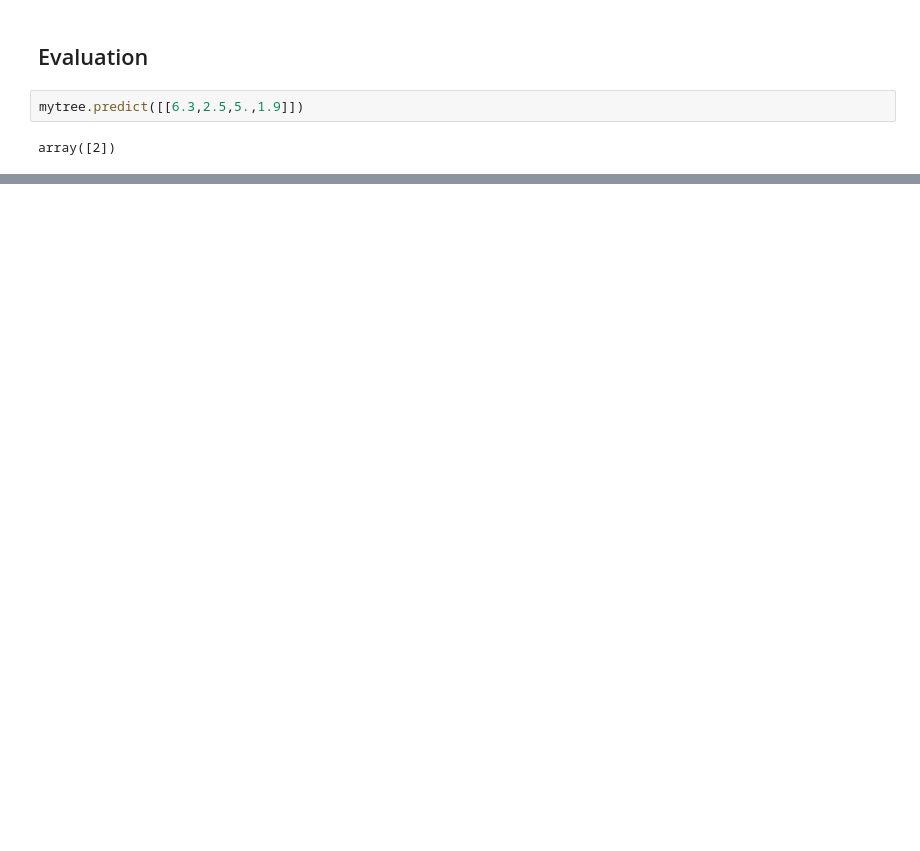
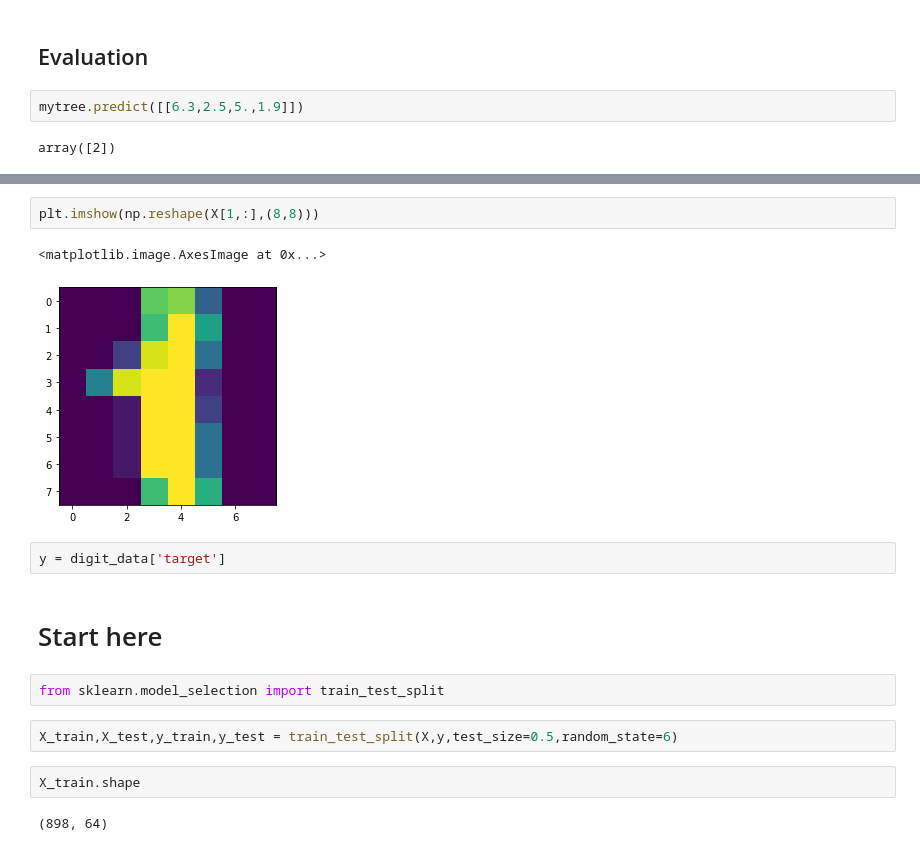
Before and after one commit to naruemonssp/DWDM21, a Jupyter notebook: Chapter7_Classification_(Decision_Tree).ipynb, the cells around one changed output, grey strips where cells are left out. Saved outputs shown, nothing was run; the diff lists cells and outputs as text; blank space fills up the shorter version.

```diff
--- a/Chapter7_Classification_(Decision_Tree).ipynb
+++ b/Chapter7_Classification_(Decision_Tree).ipynb
@@ -93,0 +164,17 @@ array([2])
+# %%
+plt.imshow(np.reshape(X[1,:],(8,8)))
+# %% [output]
+<matplotlib.image.AxesImage at 0x...>
+[figure, added]
+# %%
+y = digit_data['target']
+# %% [markdown]
+# Start here
+# %%
+from sklearn.model_selection import train_test_split
+# %%
+X_train,X_test,y_train,y_test = train_test_split(X,y,test_size=0.5,random_state=6)
+# %%
+X_train.shape
+# %% [output]
+(898, 64)
```
Also changed, not shown: parts of 22 cells of this notebook.
